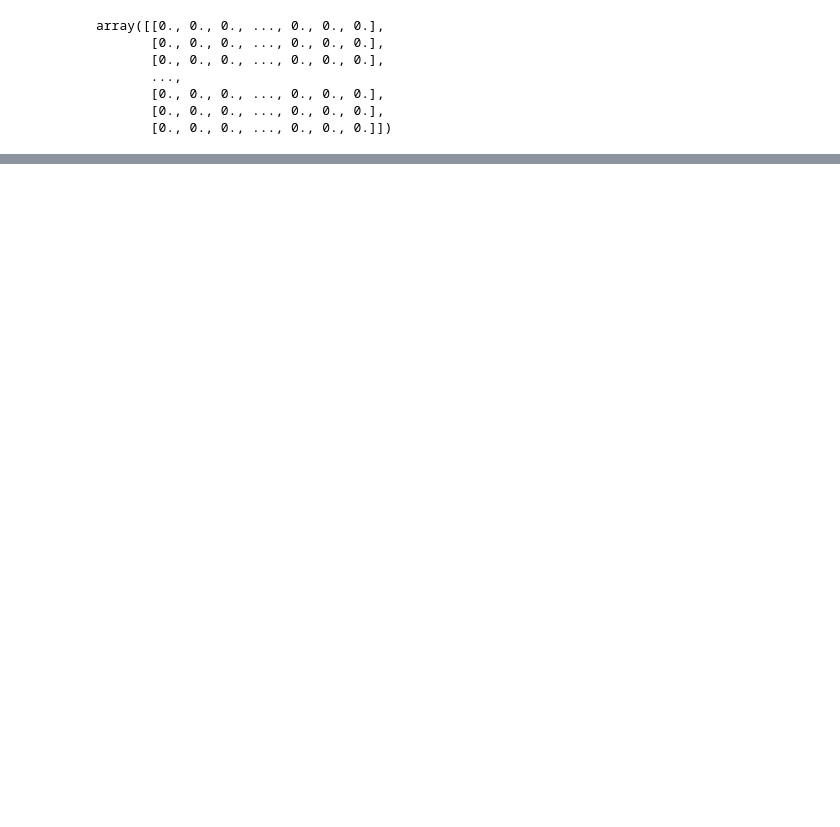
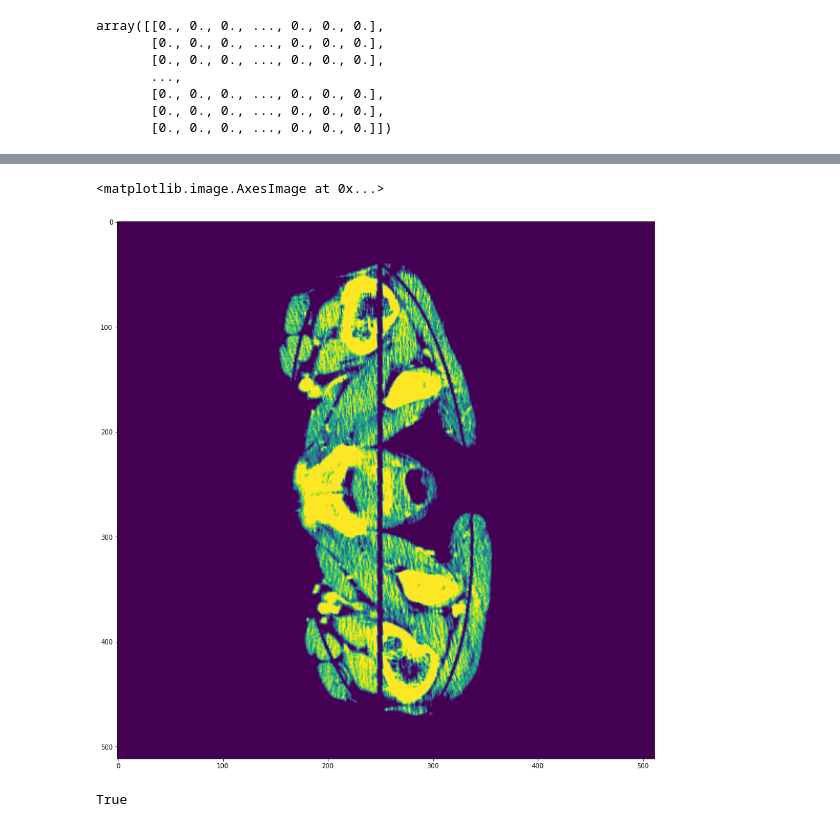
Before and after one commit to tint3dgreen/DS_440_Capstone, a Jupyter notebook: src/features/Preprocessing.ipynb, the cells around one changed output, grey strips where cells are left out. Drawn from its saved outputs; the diff is of its cells as text; code cells hidden in the pictures; blank space fills up the shorter version.

```diff
--- a/src/features/Preprocessing.ipynb
+++ b/src/features/Preprocessing.ipynb
@@ -102,0 +130,27 @@ pylab.show()
+# %%
+def add_pad(image, new_height=512, new_width=512):
+    height, width = image.shape
+
+    final_image = np.zeros((new_height, new_width))
+
+    pad_left = int((new_width - width) // 2)
+    pad_top = int((new_height - height) // 2)
+
+
+    # Replace the pixels with the image's pixels
+    final_image[pad_top:pad_top + height, pad_left:pad_left + width] = image
+
+    return final_image
+# %%
+plt.figure(figsize=(15, 25))
+final_image = add_pad(croppedImage)
+plt.imshow(final_image)
+# %% [output]
+<matplotlib.image.AxesImage at 0x...>
+[figure, added]
+# %%
+new_name = "Processed3-2.png"
+folder_name = '/storage/home/ppk5143/DS440/DS_440_Capstone/volume/data/interim/'
+cv2.imwrite(os.path.join(folder_name,new_name),img*3)
+# %% [output]
+True
```
Also changed, not shown: parts of 7 cells of this notebook.
